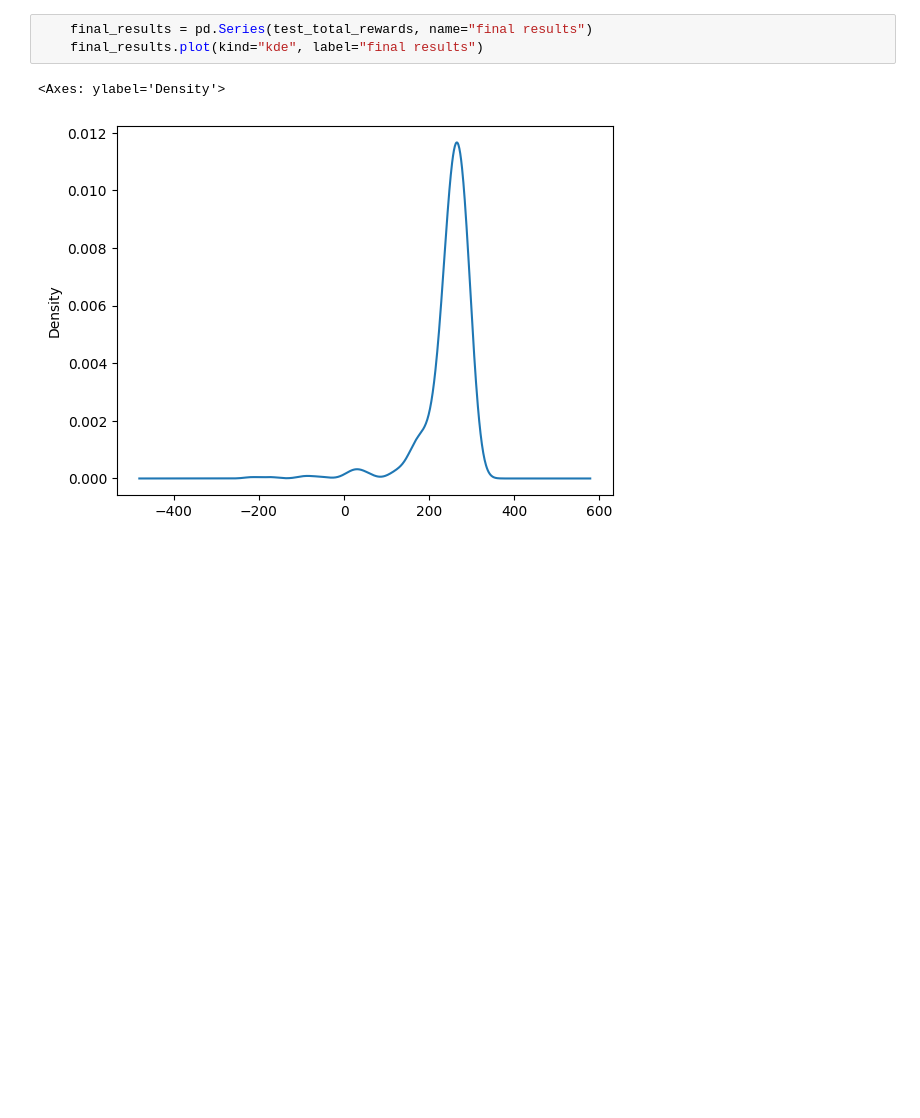
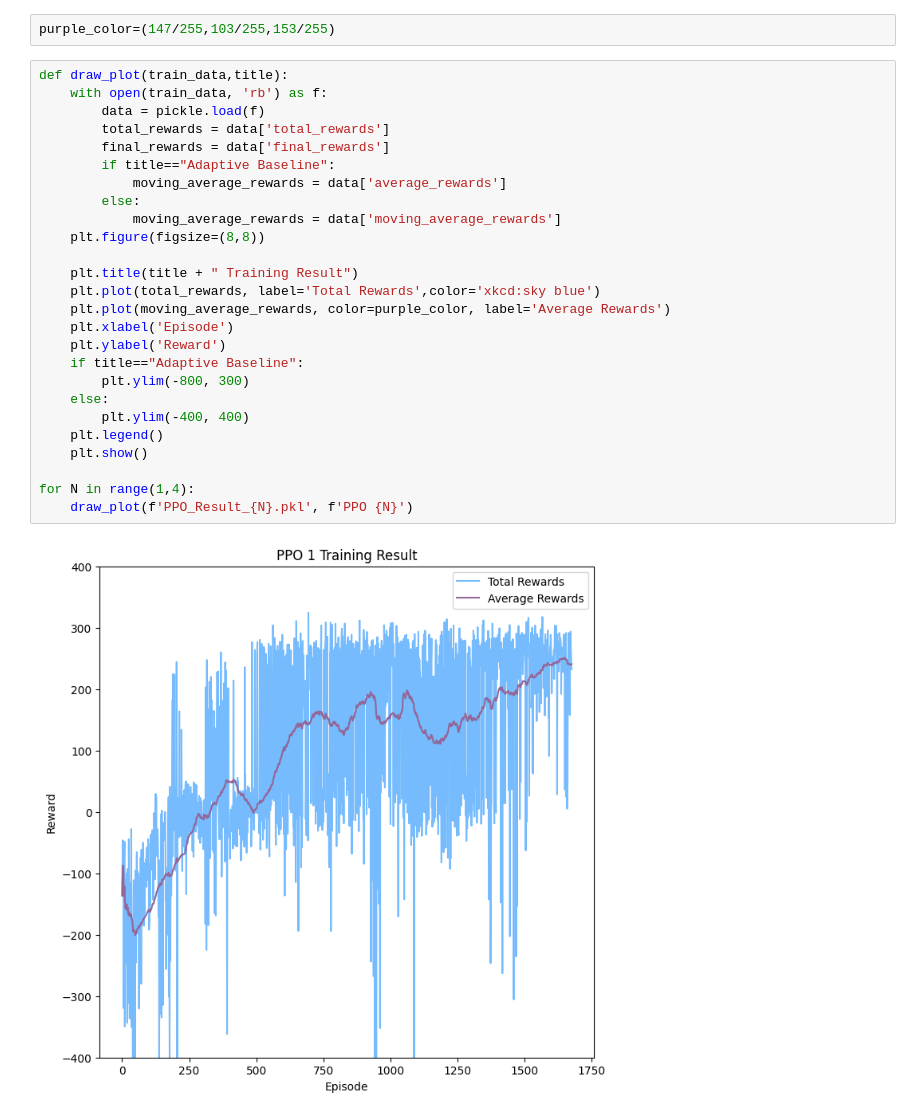
Before and after one commit to MatthewSummons/Immutables-RL, a Jupyter notebook: PPO/plot.ipynb, the cells around one changed output. Cells and saved outputs as stored; diff of their text form; blank space fills up the shorter version.

```diff
--- a/PPO/plot.ipynb
+++ b/PPO/plot.ipynb
@@ -45,6 +6,30 @@ for N in range(1,3):
-# %%
-    final_results = pd.Series(test_total_rewards, name="final results")
-    final_results.plot(kind="kde", label="final results")
-# %% [output]
-<Axes: ylabel='Density'>
-[figure, removed]
+# %%
+purple_color=(147/255,103/255,153/255)
+# %%
+def draw_plot(train_data,title):
+    with open(train_data, 'rb') as f:
+        data = pickle.load(f)
+        total_rewards = data['total_rewards']
+        final_rewards = data['final_rewards']
+        if title=="Adaptive Baseline":
+            moving_average_rewards = data['average_rewards']
+        else:
+            moving_average_rewards = data['moving_average_rewards']
+    plt.figure(figsize=(8,8))
+
+    plt.title(title + " Training Result")
+    plt.plot(total_rewards, label='Total Rewards',color='xkcd:sky blue')
+    plt.plot(moving_average_rewards, color=purple_color, label='Average Rewards')
+    plt.xlabel('Episode')
+    plt.ylabel('Reward')
+    if title=="Adaptive Baseline":
+        plt.ylim(-800, 300)
+    else:
+        plt.ylim(-400, 400)
+    plt.legend()
+    plt.show()
+
+for N in range(1,4):
+    draw_plot(f'PPO_Result_{N}.pkl', f'PPO {N}')
+# %% [output]
+[figure, added]
```
Also changed, not shown: parts of 4 cells of this notebook, 26 other files.
